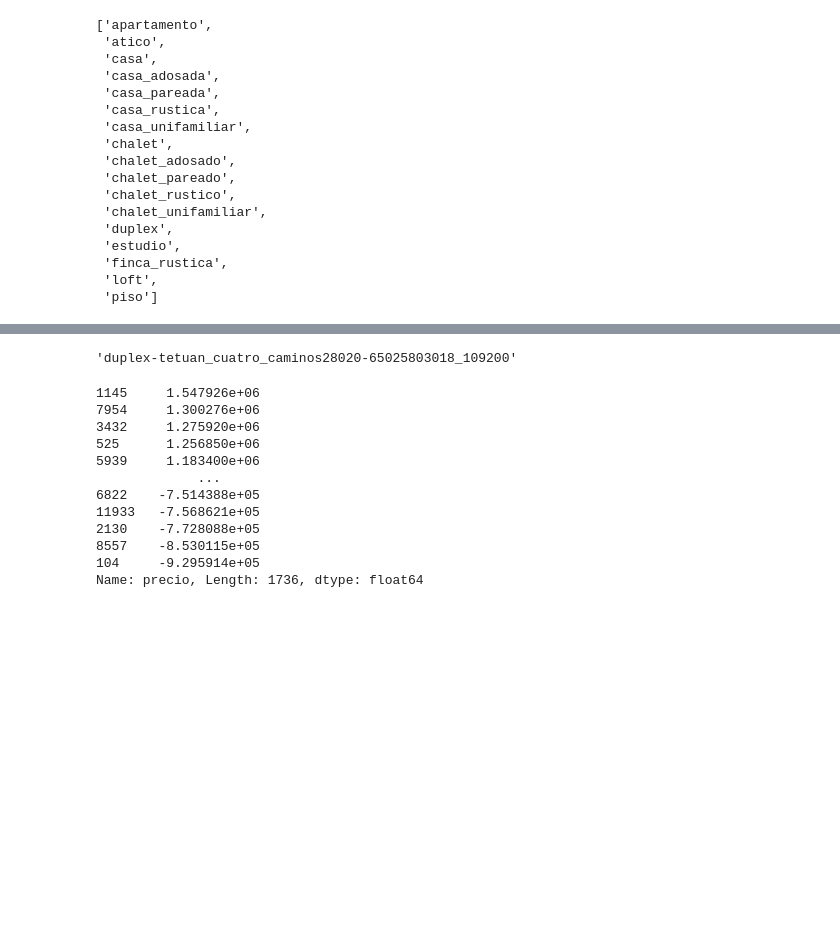
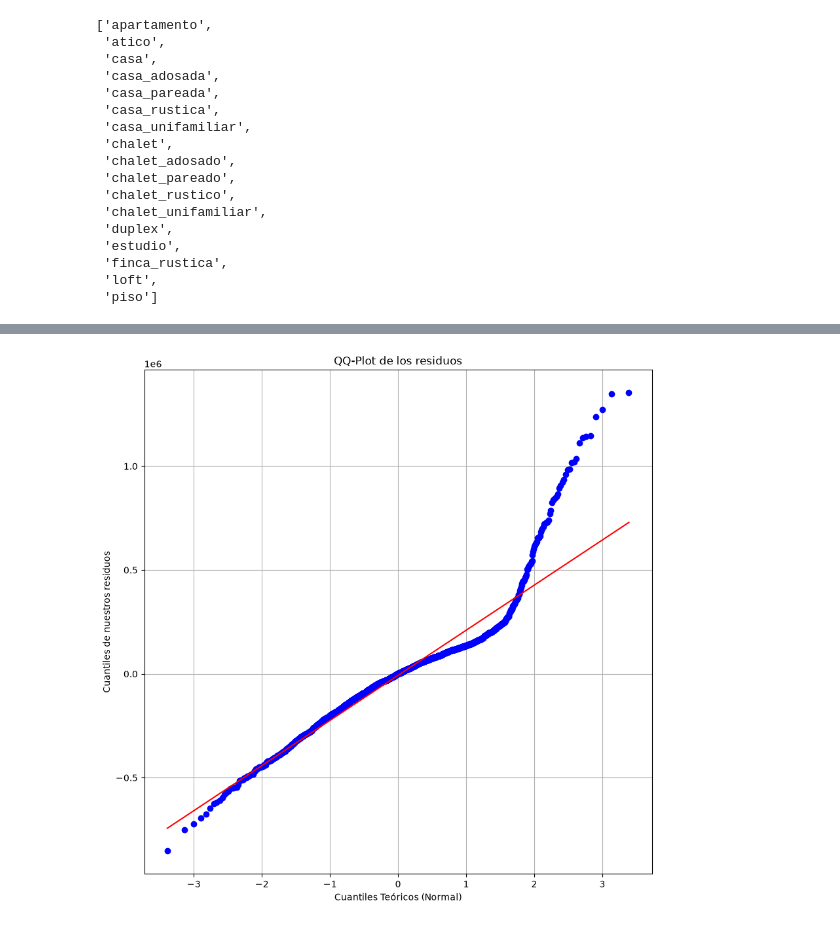
Before and after one commit to LucasDR140603/Proyecto-Pisos, a Jupyter notebook: pruebas.ipynb, the cells around one changed output, grey strips where cells are left out. Cells and saved outputs as stored; diff of their text form; code cells hidden in the pictures; blank space fills up the shorter version.

```diff
--- a/pruebas.ipynb
+++ b/pruebas.ipynb
@@ -617,5 +658,5 @@ df_reducido.fillna('NaN').groupby('conservacion').describe()['precio'].reset_ind
 # %%
-x:pd.DataFrame=df_reducido[['superficie_construida','habitaciones','banhos','conservacion','localidad_sin_numero','cp','planta']].assign(conservacion=df_reducido['conservacion'].fillna('No Especificado'),cp=df_reducido['cp'].fillna('No Especificado'),planta=df_reducido['planta'].fillna('No Especificado'))
+x:pd.DataFrame=df_reducido[['superficie_construida','habitaciones','banhos','n_planta','consumo','emisiones','tiene_piscina','tiene_garaje','tiene_ascensor','conservacion','localidad_sin_numero','cp']].assign(tiene_cocina=~df_reducido['cocina_equipada'].isna()).dropna(subset=['superficie_construida'])
 y:pd.Series=df_reducido.loc[x.index]['precio']
 # %%
 xtrain,xtest,ytrain,ytest=train_test_split(x,y,test_size=0.15,random_state=42)
@@ -640,22 +703,22 @@ encoder.set_output(transform='pandas')
 scaler:StandardScaler=StandardScaler()
 scaler.set_output(transform='pandas')
 
-imputer:KNNImputer=KNNImputer(n_neighbors=5)
+imputer:KNNImputer=KNNImputer()
 imputer.set_output(transform='pandas')
-
-train_encoded:pd.DataFrame=cast(pd.DataFrame,encoder.fit_transform(xtrain[['conservacion','localidad_sin_numero','cp','planta']],ytrain))
+columnas_a_encodear=['conservacion','localidad_sin_numero','cp']
+train_encoded:pd.DataFrame=cast(pd.DataFrame,encoder.fit_transform(xtrain[columnas_a_encodear],ytrain))
 xtrain=xtrain.assign(
     conservacion=train_encoded['conservacion'],
     localidad_sin_numero=train_encoded['localidad_sin_numero'],
     cp=train_encoded['cp'],
-    planta=train_encoded['planta']
+    # gastos_de_comunidad=train_encoded['gastos_de_comunidad'],
 )
-test_encoded:pd.DataFrame=cast(pd.DataFrame,encoder.transform(xtest[['conservacion','localidad_sin_numero','cp','planta']]))
+test_encoded:pd.DataFrame=cast(pd.DataFrame,encoder.transform(xtest[columnas_a_encodear]))
 xtest=xtest.assign(
+    conservacion=test_encoded['conservacion'],
     localidad_sin_numero=test_encoded['localidad_sin_numero'],
-    conservacion=test_encoded['conservacion'],
     cp=test_encoded['cp'],
-    planta=test_encoded['planta']
+    # gastos_de_comunidad=test_encoded['gastos_de_comunidad'],
 )
 
 xtrain_scaled:pd.DataFrame=cast(pd.DataFrame,scaler.fit_transform(xtrain))
@@ -718,19 +781,11 @@ Name: precio, Length: 1736, dtype: float64
-# %%
-df_reducido.loc[3992]['nombre']
-# %% [output]
-'duplex-tetuan_cuatro_caminos28020-65025803018_109200'
-# %%
-(ytest-yhat).sort_values(ascending=False)
-# %% [output]
-1145     1.547926e+06
-7954     1.300276e+06
-3432     1.275920e+06
-525      1.256850e+06
-5939     1.183400e+06
-             ...
-6822    -7.514388e+05
-11933   -7.568621e+05
-2130    -7.728088e+05
-8557    -8.530115e+05
-104     -9.295914e+05
-Name: precio, Length: 1736, dtype: float64
+# %%
+residuals=ytest-yhat
+plt.figure(figsize=(10,10))
+stats.probplot(residuals,dist='norm',plot=plt)
+plt.title('QQ-Plot de los residuos')
+plt.xlabel('Cuantiles Teóricos (Normal)')
+plt.ylabel('Cuantiles de nuestros residuos')
+plt.grid(True)
+plt.show()
+# %% [output]
+[figure, added]
```
Also changed, not shown: parts of 47 cells of this notebook, 3 other files.
